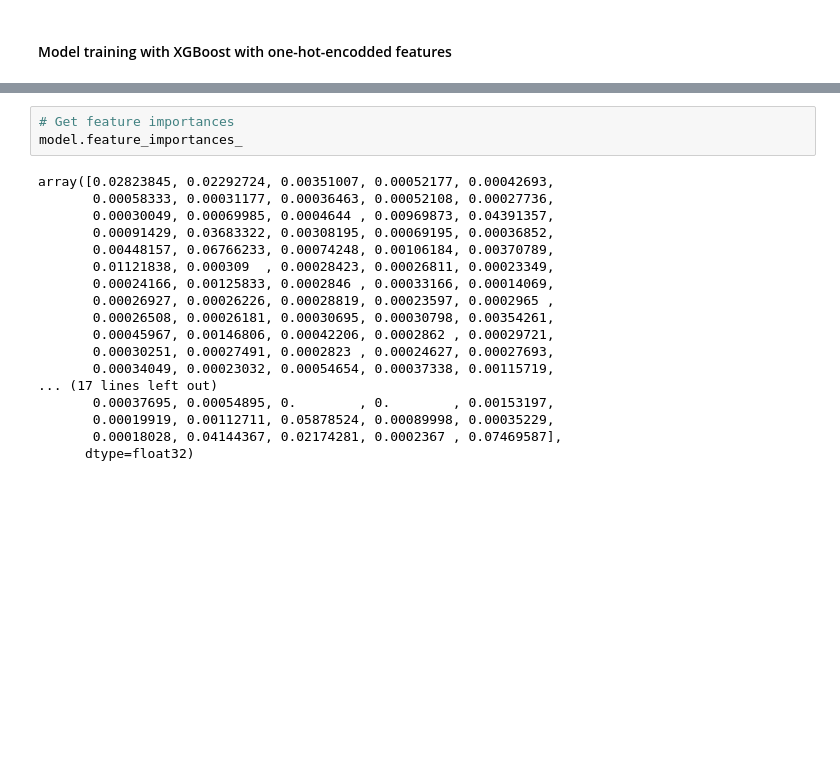
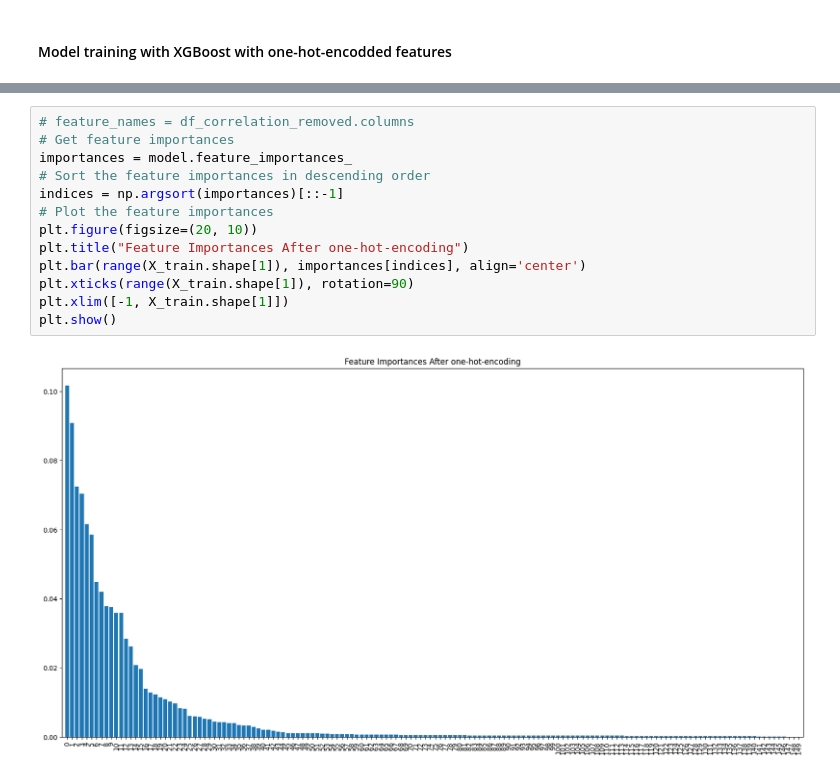
Before and after one commit to EshanJayasundara/Home-Credit-Default-Risk-Prediction, a Jupyter notebook: model_creation_v1.ipynb, the cells around one changed output, grey strips where cells are left out. Saved outputs shown, nothing was run; the diff lists cells and outputs as text; blank space fills up the shorter version.

```diff
--- a/model_creation_v1.ipynb
+++ b/model_creation_v1.ipynb
@@ -341,22 +339,16 @@ print(classification_report(y_test, y_pred))
 weighted avg       0.89      0.92      0.89     61503
 # %%
+# feature_names = df_correlation_removed.columns
 # Get feature importances
-model.feature_importances_
+importances = model.feature_importances_
+# Sort the feature importances in descending order
+indices = np.argsort(importances)[::-1]
+# Plot the feature importances
+plt.figure(figsize=(20, 10))
+plt.title("Feature Importances After one-hot-encoding")
+plt.bar(range(X_train.shape[1]), importances[indices], align='center')
+plt.xticks(range(X_train.shape[1]), rotation=90)
+plt.xlim([-1, X_train.shape[1]])
+plt.show()
 # %% [output]
-array([0.02823845, 0.02292724, 0.00351007, 0.00052177, 0.00042693,
-       0.00058333, 0.00031177, 0.00036463, 0.00052108, 0.00027736,
-       0.00030049, 0.00069985, 0.0004644 , 0.00969873, 0.04391357,
-       0.00091429, 0.03683322, 0.00308195, 0.00069195, 0.00036852,
-       0.00448157, 0.06766233, 0.00074248, 0.00106184, 0.00370789,
-       0.01121838, 0.000309  , 0.00028423, 0.00026811, 0.00023349,
-       0.00024166, 0.00125833, 0.0002846 , 0.00033166, 0.00014069,
-       0.00026927, 0.00026226, 0.00028819, 0.00023597, 0.0002965 ,
-       0.00026508, 0.00026181, 0.00030695, 0.00030798, 0.00354261,
-       0.00045967, 0.00146806, 0.00042206, 0.0002862 , 0.00029721,
-       0.00030251, 0.00027491, 0.0002823 , 0.00024627, 0.00027693,
-       0.00034049, 0.00023032, 0.00054654, 0.00037338, 0.00115719,
-... (17 lines left out)
-       0.00037695, 0.00054895, 0.        , 0.        , 0.00153197,
-       0.00019919, 0.00112711, 0.05878524, 0.00089998, 0.00035229,
-       0.00018028, 0.04144367, 0.02174281, 0.0002367 , 0.07469587],
-      dtype=float32)
+[figure, added]
```
Also changed, not shown: parts of 14 cells of this notebook, 10 other files.
